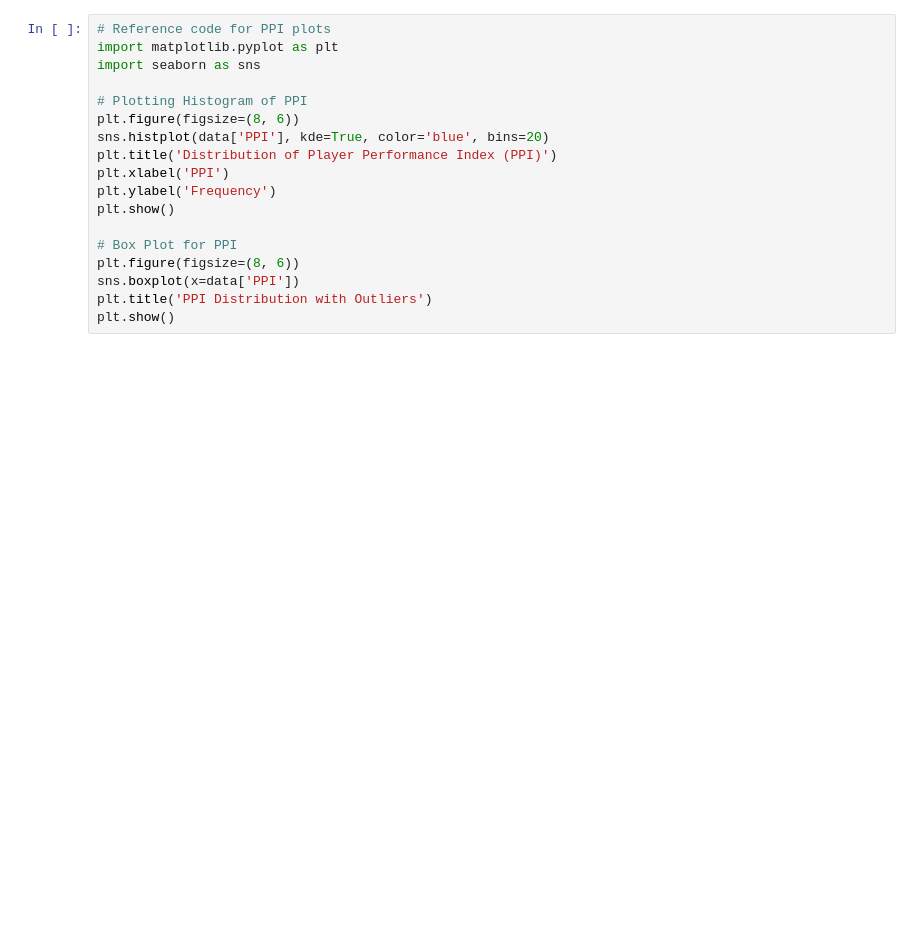
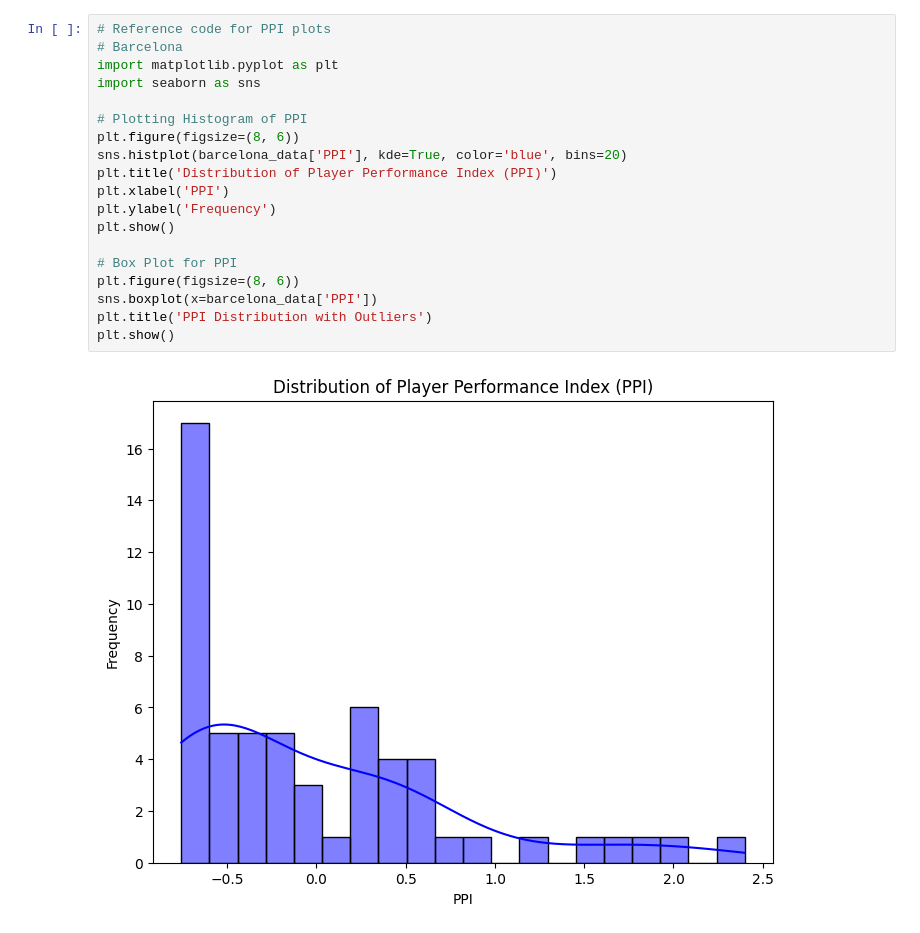
Before and after one commit to ash-win19/soccer-analytics, a Jupyter notebook: Soccer_Analytics.ipynb, the cells around one changed output. Cells and saved outputs as stored; diff of their text form; blank space fills up the shorter version.

```diff
--- a/Soccer_Analytics.ipynb
+++ b/Soccer_Analytics.ipynb
@@ -140,18 +260,21 @@ data.to_csv('player_stats_with_PPI.csv', index=False)
 # %%
 # Reference code for PPI plots
+# Barcelona
 import matplotlib.pyplot as plt
 import seaborn as sns
 
 # Plotting Histogram of PPI
 plt.figure(figsize=(8, 6))
-sns.histplot(data['PPI'], kde=True, color='blue', bins=20)
+sns.histplot(barcelona_data['PPI'], kde=True, color='blue', bins=20)
 plt.title('Distribution of Player Performance Index (PPI)')
 plt.xlabel('PPI')
 plt.ylabel('Frequency')
 plt.show()
 
 # Box Plot for PPI
 plt.figure(figsize=(8, 6))
-sns.boxplot(x=data['PPI'])
+sns.boxplot(x=barcelona_data['PPI'])
 plt.title('PPI Distribution with Outliers')
 plt.show()
+# %% [output]
+[figure, added]
```
Also changed, not shown: parts of 25 cells of this notebook.
